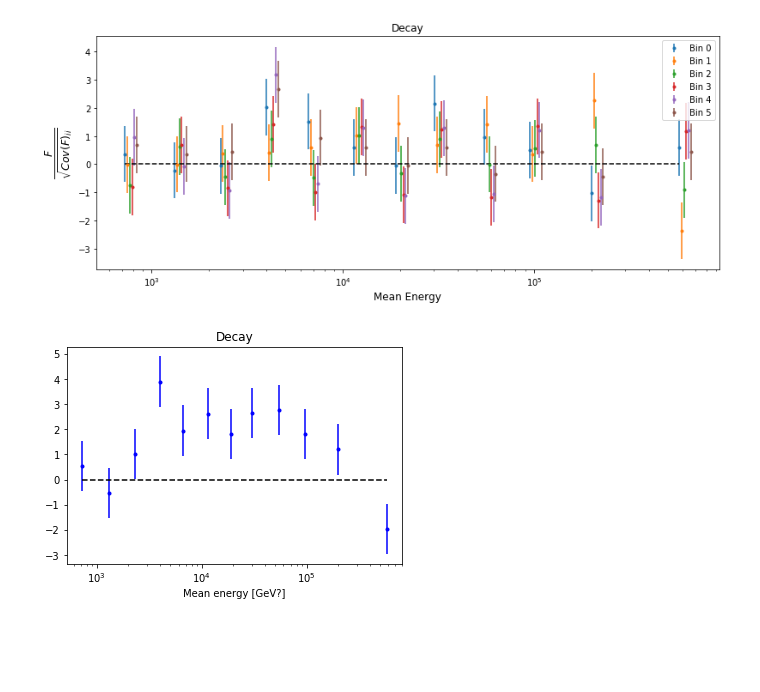
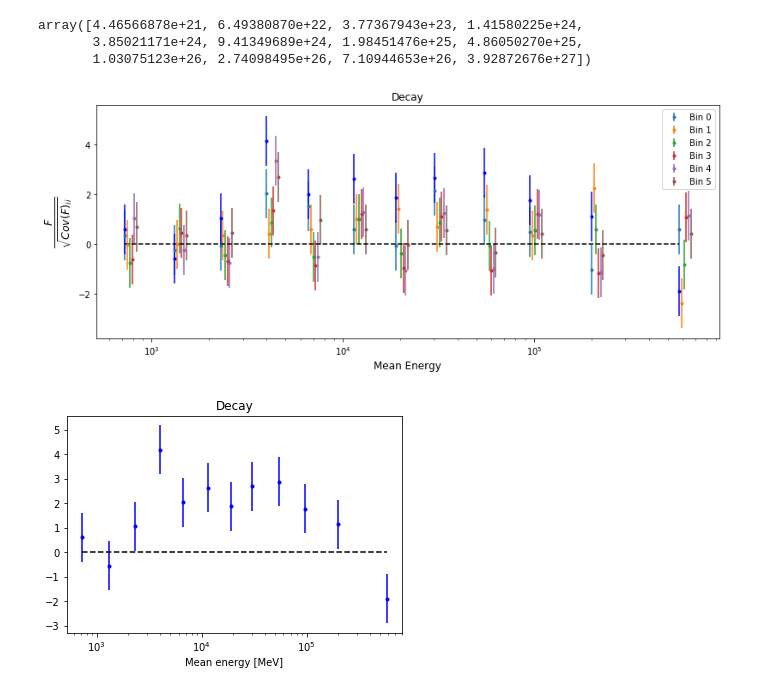
Before and after one commit to anyabua/FermiX, a Jupyter notebook: Decay.ipynb, the cells around one changed output. Drawn from its saved outputs; the diff is of its cells as text; code cells hidden in the pictures; blank space fills up the shorter version.

```diff
--- a/Decay.ipynb
+++ b/Decay.ipynb
@@ -99,11 +91,17 @@ pk_MxMf = ccl.halos.halomod_Pk2D(cosmo, hmc, pM, prof2=pM,
 #cl data to match up so that we can now calculate the vectors and matrices needed to get F
 
 
+
+bias = np.array([1.182,1.086,1.126,1.144,1.206,1.548])
+mean_z = np.array([0.075,0.125,0.175,0.225,0.275,0.325])
+
+in_bias = (bias,mean_z)
+
 ################ GALAXY TRACER ###############################
 
 t_g = []
 for gal in range(0,6):
-    t_gal = ccl.NumberCountsTracer(cosmo, has_rsd = False, dndz=(z[f'{gal}'],dndz[f'{gal}']), bias=(z[f'{gal}'], np.ones_like(z[f'{gal}'])))
+    t_gal = ccl.NumberCountsTracer(cosmo, has_rsd = False, dndz=(z[f'{gal}'],dndz[f'{gal}']), bias=((mean_z, bias)))
     t_g.append(t_gal)
 
 galtracer = np.array(t_g)
@@ -167,0 +166,8 @@ print(F[4])
+# %%
+print(A_matrix.shape)
+print(b.shape)
+
+b_comb = np.sum(b, axis = 0)
+A_comb = np.sum(A_matrix, axis = 0)
+F_comb = np.linalg.solve(A_comb,b_comb)
+F_cov2 = np.linalg.inv(A_comb)
@@ -167,0 +177,12 @@ print(F[4])
+# %%
+def get_r(cov):
+    return cov/np.sqrt(np.outer(np.diag(cov),np.diag(cov)))
+
+for i in range(6):
+    plt.figure()
+    #plt.imshow(get_r(np.linalg.inv(A_matrix[i])))
+    plt.imshow(get_r(A_matrix[i]))
+    plt.colorbar()
+plt.figure()
+plt.imshow(get_r(A_comb))
+plt.colorbar()
@@ -168,24 +205,36 @@ print(F[4])
+# %%
+w
+# %% [output]
+array([4.46566878e+21, 6.49380870e+22, 3.77367943e+23, 1.41580225e+24,
+       3.85021171e+24, 9.41349689e+24, 1.98451476e+25, 4.86050270e+25,
+       1.03075123e+26, 2.74098495e+26, 7.10944653e+26, 3.92872676e+27])
 # %%
 cov_F = np.linalg.inv(A_matrix)
 
 E_mean = np.exp(0.5*(np.log(Edges[1:])+np.log(Edges[:-1])))
 f = plt.figure()
 
 for i in range(6):
     plt.errorbar(E_mean*(1+0.03*i), F[i]/np.sqrt(np.diag(cov_F[i])), yerr=np.ones(12), fmt='.', label=f'Bin {i}')
 
 plt.xscale('log')
 plt.legend()
 plt.plot(E_mean, np.zeros(12), 'k--')
 
+plt.errorbar(E_mean, F_comb/np.sqrt(np.diag(F_cov2)),yerr = np.ones(12), fmt = 'b.')
+
+
+
+
+
 f.set_figwidth(13)
 f.set_figheight(5)
 plt.xlabel('Mean Energy',fontsize = 12)
 plt.title('Decay')
 plt.ylabel(r'$\frac{F}{\sqrt{Cov(F)_{ii}}}$', fontsize = 18)
 plt.savefig('signoiseFdecay.jpg')
 # %% [output]
-[figure, old version]
+[figure, new version]
 # %%
 b_comb = np.sum(b, axis = 0)
 A_comb = np.sum(A_matrix, axis = 0)
@@ -195,8 +244,8 @@ F_cov2 = np.linalg.inv(A_comb)
 plt.errorbar(E_mean, F_comb/np.sqrt(np.diag(F_cov2)),yerr = np.ones(12), fmt = 'b.')
 plt.xscale('log')
 plt.plot(E_mean, np.zeros(12),'k--')
-plt.xlabel('Mean energy [GeV?]')
+plt.xlabel('Mean energy [MeV]')
 plt.title('Decay')
 plt.savefig('CoaddedFDecay.jpg', dpi =300)
 # %% [output]
-[figure, old version]
+[figure, new version]
```
Also changed, not shown: parts of 6 cells of this notebook.
